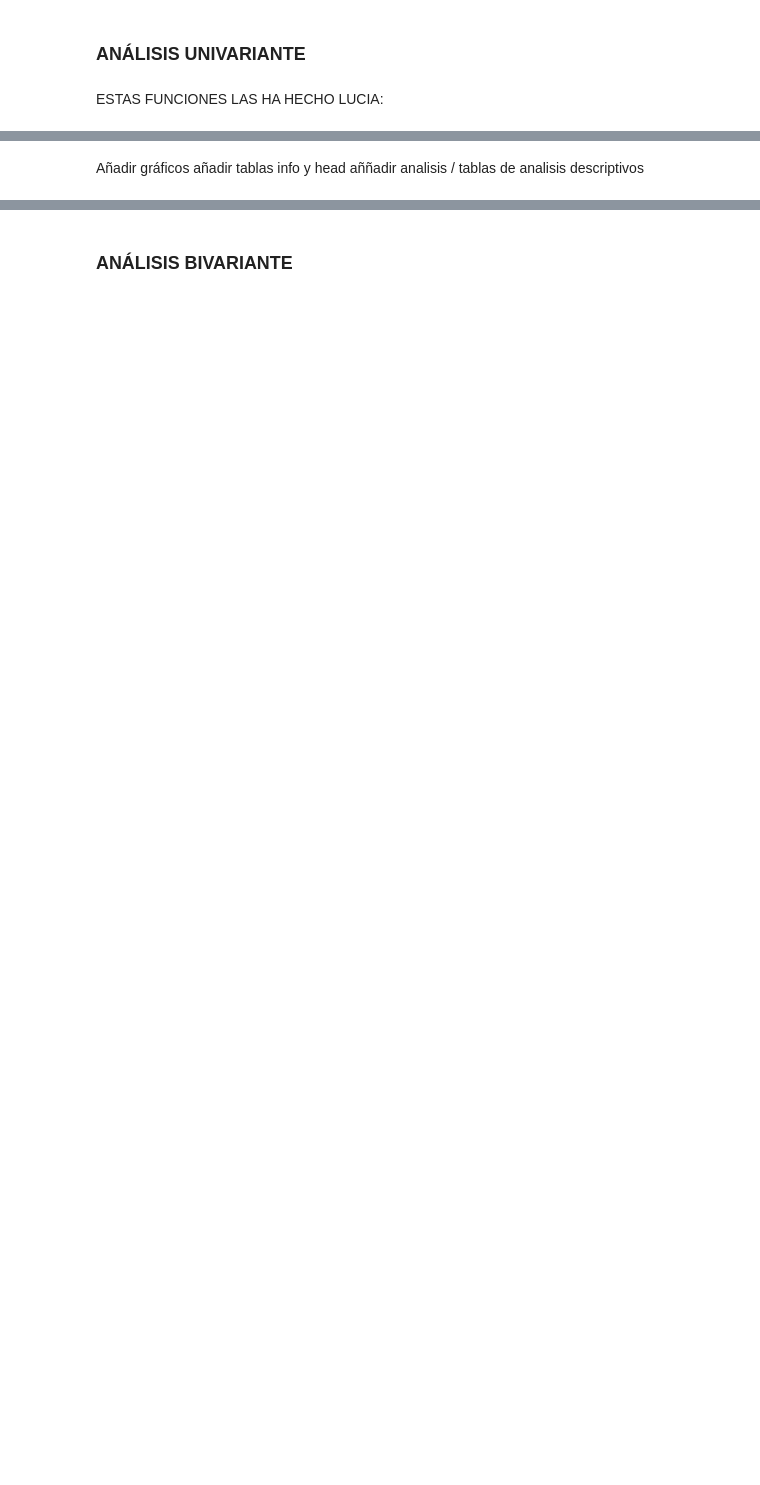
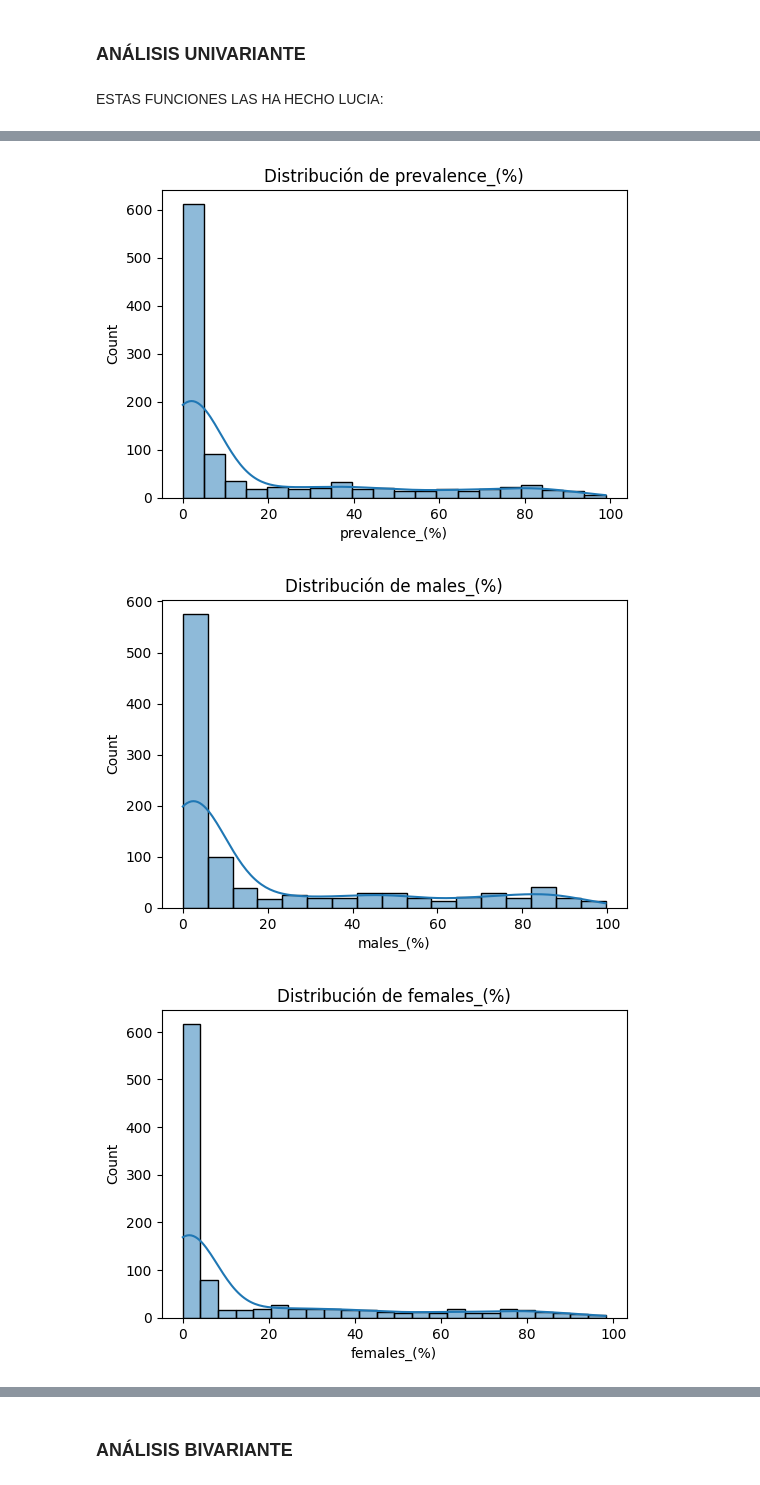
Before and after one commit to Luciajp-ds/EDA_european_drug, a Jupyter notebook: src/notebooks/H1_Rebe.ipynb, the cells around one changed output, grey strips where cells are left out. Cells and saved outputs as stored; diff of their text form; code cells hidden in the pictures; blank space fills up the shorter version.

```diff
--- a/src/notebooks/H1_Rebe.ipynb
+++ b/src/notebooks/H1_Rebe.ipynb
@@ -168,3 +291,7 @@ TODO LO SIGUIENTE DE MOMENTO ES LO QUE COPIÉ DE LUCIA
 # %%
-#UNIVARIANTE CATEGORICA
-pinta_distribucion_categoricas(df_drugs, ["country", "substance", "recall_period", "age"], relativa=False, mostrar_valores=True)
+num_cols = columnas_numericas(df_drugs)
+numeric_cols = [
+    "prevalence_(%)",
+    "males_(%)",
+    "females_(%)",
+]
@@ -178,4 +298,14 @@ plot_combined_graphs(df_drugs, columns=num_cols)
-# %% [markdown]
-Añadir gráficos
-añadir tablas info y head
-aññadir analisis / tablas de analisis descriptivos
+# %%
+for col in numeric_cols:
+
+    plt.figure(figsize=(6,4))
+
+    sns.histplot(df_drugs[col], kde=True)
+
+    plt.title(f"Distribución de {col}")
+
+    plt.show()
+# %% [output]
+[figure, added]
+[figure, added]
+[figure, added]
```
Also changed, not shown: parts of 19 cells of this notebook, 1 other file.
